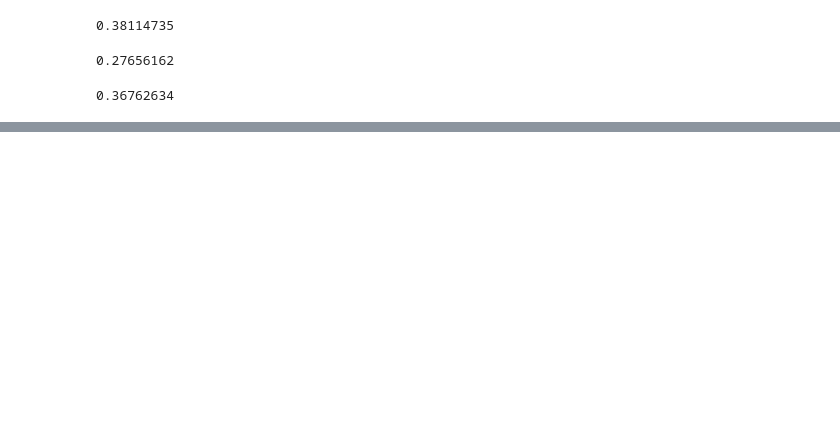
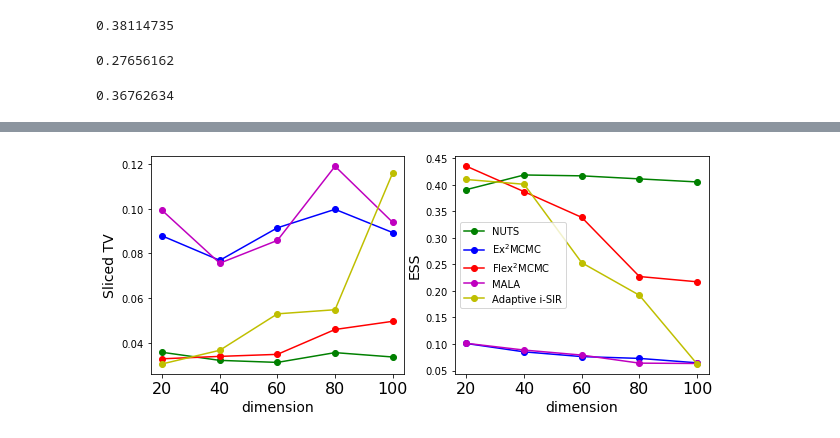
Before and after one commit to svsamsonov/ex2mcmc_new, a Jupyter notebook: Без названия.ipynb, the cells around one changed output, grey strips where cells are left out. Saved outputs shown, nothing was run; the diff lists cells and outputs as text; code cells hidden in the pictures; blank space fills up the shorter version.

```diff
--- a/Без названия.ipynb
+++ b/Без названия.ipynb
@@ -175,0 +176,67 @@ plt.show()
+# %%
+fig,ax = plt.subplots(1,2,figsize=(10,4))
+#i-sir plots
+#ax[0].plot(np.arange(len(dims)),np.asarray(av_nuts["emd"])/np.asarray(dims),marker="o",c='g',label="NUTS")
+#ax[0].plot(np.arange(len(dims)),np.asarray(av_ex2["emd"])/np.asarray(dims),marker="o",c='b',label="Ex$^2$MCMC")
+#ax[0].plot(np.arange(len(dims)),np.asarray(av_flex["emd"])/np.asarray(dims),marker="o",c='r',label="Flex$^2$MCMC")
+#ax[0].plot(np.arange(len(dims)),np.asarray(av_isir["emd"])/np.asarray(dims),marker="o",c='m',label="MALA")
+#ax[0].plot(np.arange(len(dims)),np.asarray(av_adapt_isir["emd"])/np.asarray(dims),marker="o",c='y',label="Adaptive i-SIR")
+
+#ax[0].set_xlabel('dimension',fontsize=14)
+#ax[0].set_xticks(np.arange(len(dims)),major_xticks, fontsize=16)
+#ax[0].set_ylabel('EMD',fontsize=14)
+#mala samples
+ax[0].plot(np.arange(len(dims)),np.asarray(av_nuts["tv"]),marker="o",c='g',label="NUTS")
+ax[0].plot(np.arange(len(dims)),np.asarray(av_ex2["tv"]),marker="o",c='b',label="Ex$^2$MCMC")
+ax[0].plot(np.arange(len(dims)),np.asarray(av_flex["tv"]),marker="o",c='r',label="Flex$^2$MCMC")
+ax[0].plot(np.arange(len(dims)),np.asarray(av_isir["tv"]),marker="o",c='m',label="MALA")
+ax[0].plot(np.arange(len(dims)),np.asarray(av_adapt_isir["tv"]),marker="o",c='y',label="Adaptive i-SIR")
+#ax[1].fill_between(
+#            dims,
+#            np.amin(emd_isir/dims,axis=0),
+#            np.amax(emd_isir/dims,axis=0),
+#            alpha=0.2,
+#            color = 'b'
+#        )
+#ax[1].fill_between(
+#            dims,
+#            np.amin(emd_ex2/dims,axis=0),
+#            np.amax(emd_ex2/dims,axis=0),
+#            alpha=0.2,
+#            color = 'r'
+#        )
+#ax[1].set_title('EMD distance')
+#ax[1].set_xticks(dims,fontsize=14)
+ax[0].set_xticks(np.arange(len(dims)),major_xticks, fontsize=16)
+ax[0].set_xlabel('dimension',fontsize=14)
+ax[0].set_ylabel('Sliced TV',fontsize=14)
+#ex2-mcmc samples
+ax[1].plot(np.arange(len(dims)),np.asarray(av_nuts["ess"]),marker="o",c='g',label="NUTS")
+ax[1].plot(np.arange(len(dims)),np.asarray(av_ex2["ess"]),marker="o",c='b',label="Ex$^2$MCMC")
+ax[1].plot(np.arange(len(dims)),np.asarray(av_flex["ess"]),marker="o",c='r',label="Flex$^2$MCMC")
+ax[1].plot(np.arange(len(dims)),np.asarray(av_isir["ess"]),marker="o",c='m',label="MALA")
+ax[1].plot(np.arange(len(dims)),np.asarray(av_adapt_isir["ess"]),marker="o",c='y',label="Adaptive i-SIR")
+#ax[2].fill_between(
+#            dims,
+#            np.amin(ess_isir,axis=0),
+#            ess_isir.mean(axis=0) + ess_isir.mean(axis=0) - np.amin(ess_isir,axis=0),
+#            alpha=0.2,
+#            color = 'b'
+#        )
+#ax[2].fill_between(
+#            dims,
+#            np.amin(ess_ex2,axis=0),
+#            ess_ex2.mean(axis=0) + ess_ex2.mean(axis=0) - np.amin(ess_ex2,axis=0),
+#            alpha=0.2,
+#            color = 'r'
+#        )
+#ax[2].set_title('EMD')
+#ax[2].set_xticks(dims,fontsize=14)
+ax[1].set_xticks(np.arange(len(dims)),major_xticks, fontsize=16)
+ax[1].set_xlabel('dimension',fontsize=14)
+ax[1].set_ylabel('ESS',fontsize=14)
+ax[1].legend(fontsize = 10)
+plt.savefig("banana/ess_tv_study.png", format="png", bbox_inches="tight")
+plt.show()
+# %% [output]
+[figure, added]
```
Also changed, not shown: parts of 7 cells of this notebook, 8 other files.
